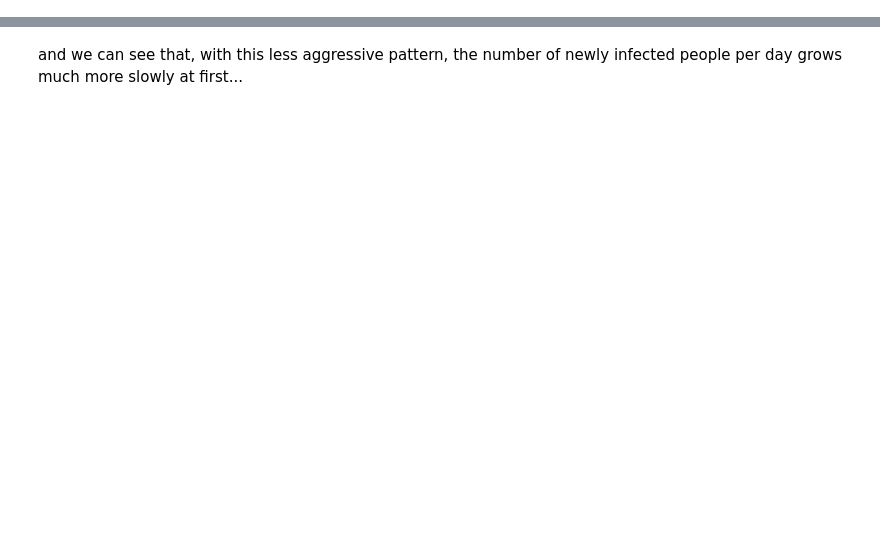
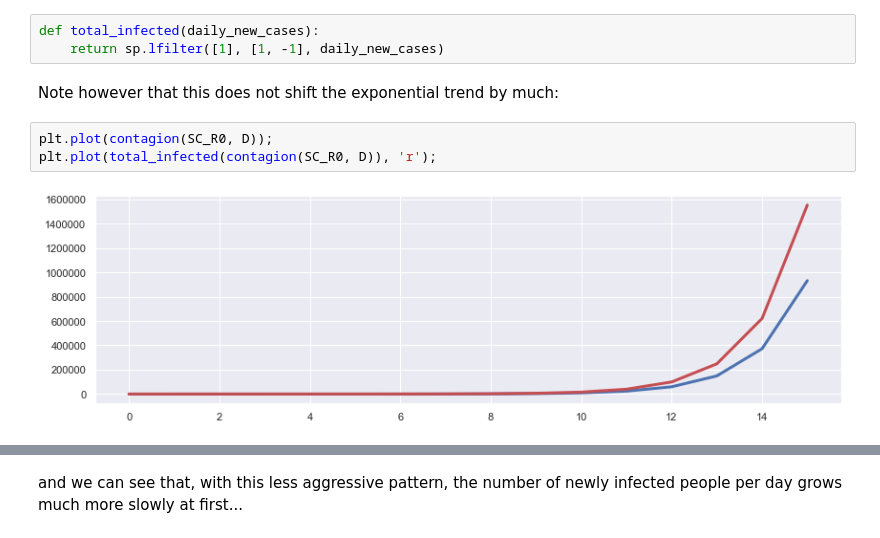
Before and after one commit to prandoni/COM303, a Jupyter notebook: COVID19/COVID19.ipynb, the cells around one changed output, grey strips where cells are left out. Cells and saved outputs as stored; diff of their text form; blank space fills up the shorter version.

```diff
--- a/COVID19/COVID19.ipynb
+++ b/COVID19/COVID19.ipynb
@@ -34 +61,11 @@ plt.plot(contagion(2.5, 16));
+# %%
+def total_infected(daily_new_cases):
+    return sp.lfilter([1], [1, -1], daily_new_cases)
+# %% [markdown]
+Note however that this  does not shift the exponential trend by much:
+# %%
+plt.plot(contagion(SC_R0, D));
+plt.plot(total_infected(contagion(SC_R0, D)), 'r');
+# %% [output]
+[figure, added]
 # %% [markdown]
```
Also changed, not shown: parts of 42 cells of this notebook.
